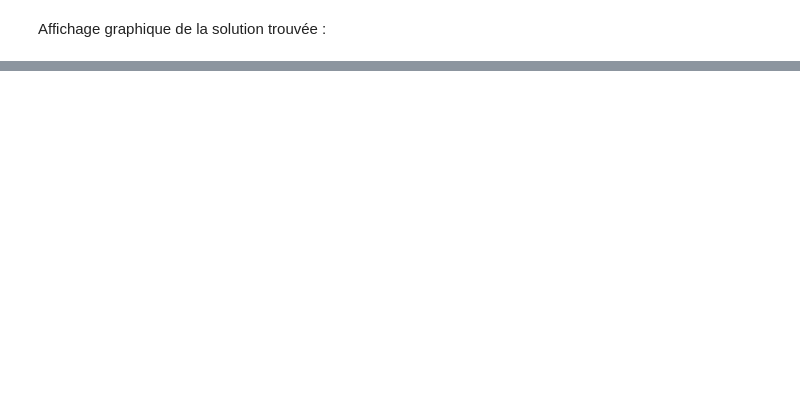
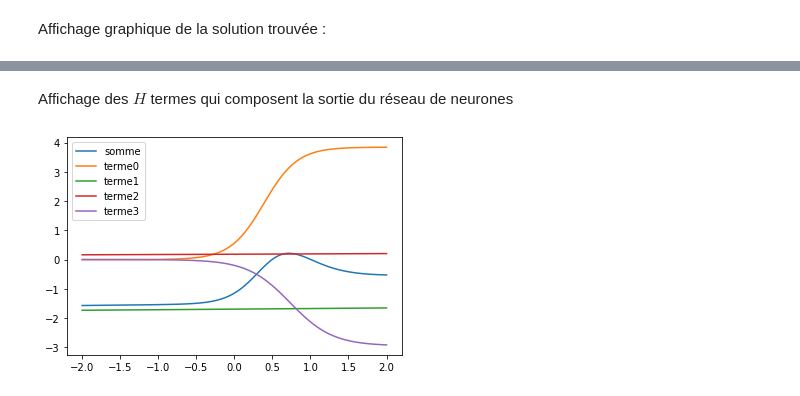
Before and after one commit to Matthieu-Carreau/ODENN, a Jupyter notebook: 1_equation_ordre_1/code python/1_equation_reseau_de_neurones.ipynb, the cells around one changed output, grey strips where cells are left out. Drawn from its saved outputs; the diff is of its cells as text; code cells hidden in the pictures; blank space fills up the shorter version.

```diff
--- a/1_equation_ordre_1/code python/1_equation_reseau_de_neurones.ipynb
+++ b/1_equation_ordre_1/code python/1_equation_reseau_de_neurones.ipynb
@@ -181,0 +183,17 @@ show()
+# %% [markdown]
+Affichage des $H$ termes qui composent la sortie du réseau de neurones
+# %%
+T_test = linspace(-2, 2, 100)
+
+Y = [NN(t, w, b, v) for t in T_test]
+
+plot(T_test,Y, label='somme')
+
+for h in range(H):
+    Y_h = sig(T_test*w[h]+b[h])*v[h]
+    plot(T_test,Y_h, label='terme'+str(h))
+legend()
+
+show()
+# %% [output]
+[figure, added]
```
Also changed, not shown: parts of 7 cells of this notebook, 3 other files.
